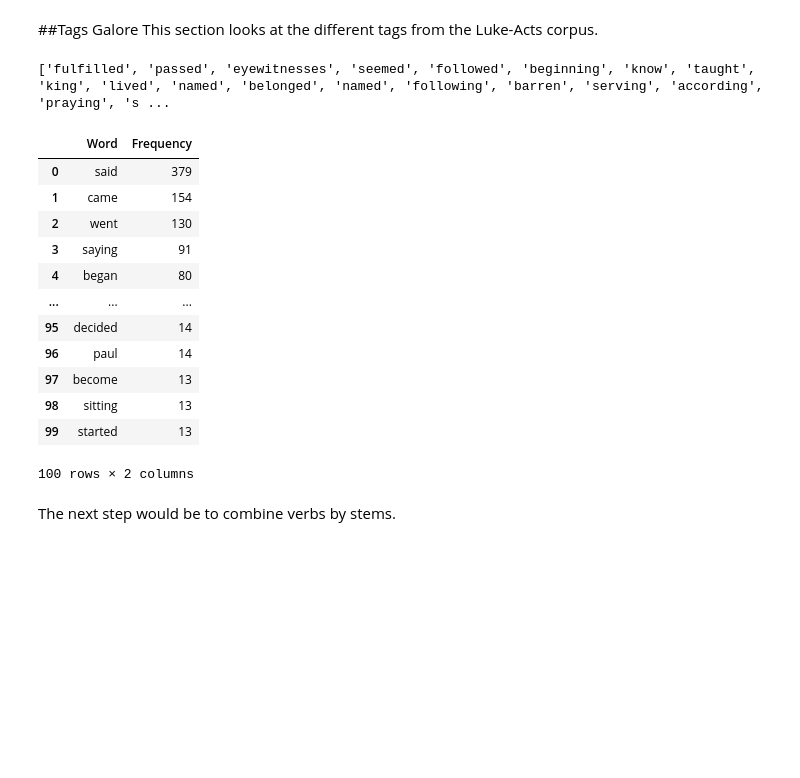
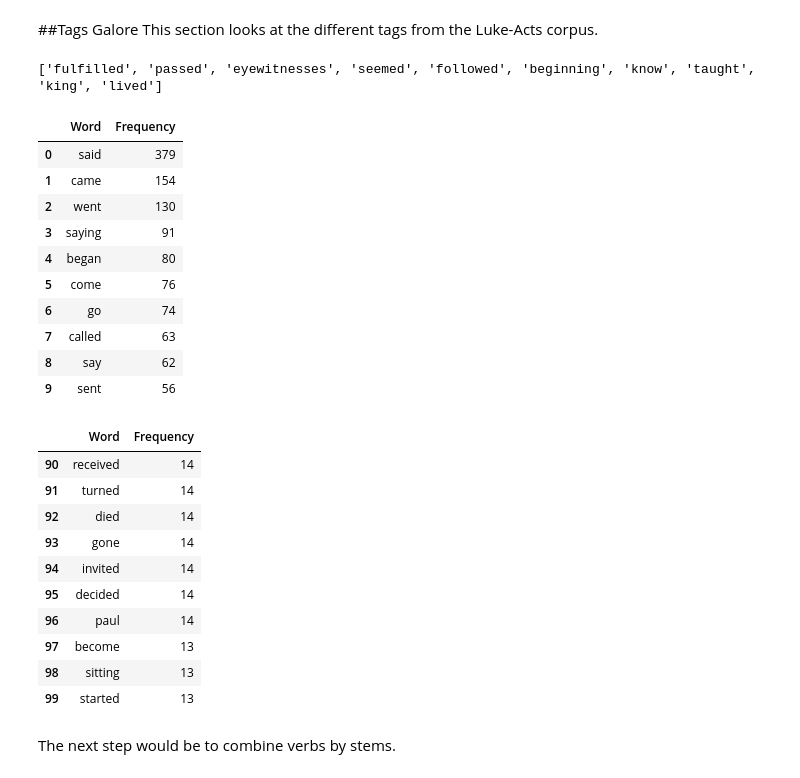
Before and after one commit to logicalschema/data620, a Jupyter notebook: Week8/Data_620_Week_8.ipynb, the cells around one changed output. Saved outputs shown, nothing was run; the diff lists cells and outputs as text; code cells hidden in the pictures; blank space fills up the shorter version.

```diff
--- a/Week8/Data_620_Week_8.ipynb
+++ b/Week8/Data_620_Week_8.ipynb
@@ -583,30 +539,39 @@ for (word, tag) in pos_lk:
   if tag in verb_types:
     verbs.append(word)
 
-# List of verbs in Luke-Acts
-print(verbs)
+# Snippet of verbs in Luke-Acts
+print(verbs[0:10])
 # %% [output]
-['fulfilled', 'passed', 'eyewitnesses', 'seemed', 'followed', 'beginning', 'know', 'taught', 'king', 'lived', 'named', 'belonged', 'named', 'following', 'barren', 'serving', 'according', 'praying', 's ...
+['fulfilled', 'passed', 'eyewitnesses', 'seemed', 'followed', 'beginning', 'know', 'taught', 'king', 'lived']
 # %%
 select_verbs = (x for (x,y) in pos_lk if y in verb_types)
 
 freqVerbs = nltk.FreqDist(select_verbs)
 verbsDF = pd.DataFrame(freqVerbs.most_common(100),columns=['Word','Frequency'])
 
-verbsDF
+display_side_by_side(verbsDF.head(10), verbsDF.tail(10) )
 # %% [output]
 |  | Word | Frequency |
 | 0 | said | 379 |
 | 1 | came | 154 |
 | 2 | went | 130 |
 | 3 | saying | 91 |
 | 4 | began | 80 |
-| ... | ... | ... |
-| 95 | decided | 14 |
-| 96 | paul | 14 |
-| 97 | become | 13 |
-| 98 | sitting | 13 |
-| 99 | started | 13 |
+| 5 | come | 76 |
+| 6 | go | 74 |
+| 7 | called | 63 |
+| 8 | say | 62 |
+| 9 | sent | 56 |
-100 rows × 2 columns
+|  | Word | Frequency |
+| 90 | received | 14 |
+| 91 | turned | 14 |
+| 92 | died | 14 |
+| 93 | gone | 14 |
+| 94 | invited | 14 |
+| 95 | decided | 14 |
+| 96 | paul | 14 |
+| 97 | become | 13 |
+| 98 | sitting | 13 |
+| 99 | started | 13 |
 # %% [markdown]
 The next step would be to combine verbs by stems.
```
Also changed, not shown: parts of 8 cells of this notebook.
